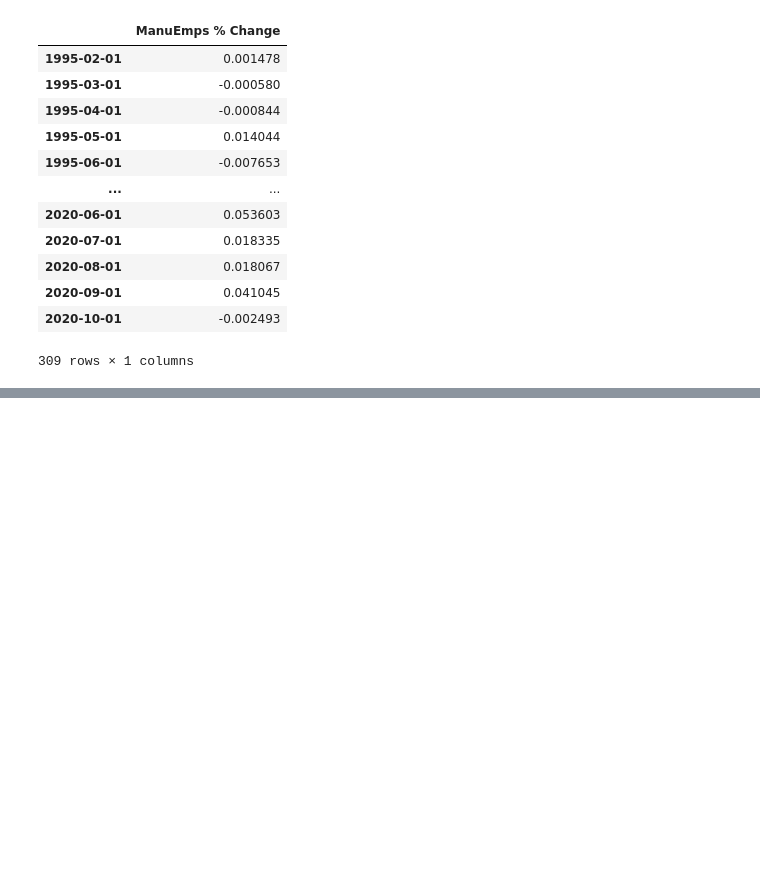
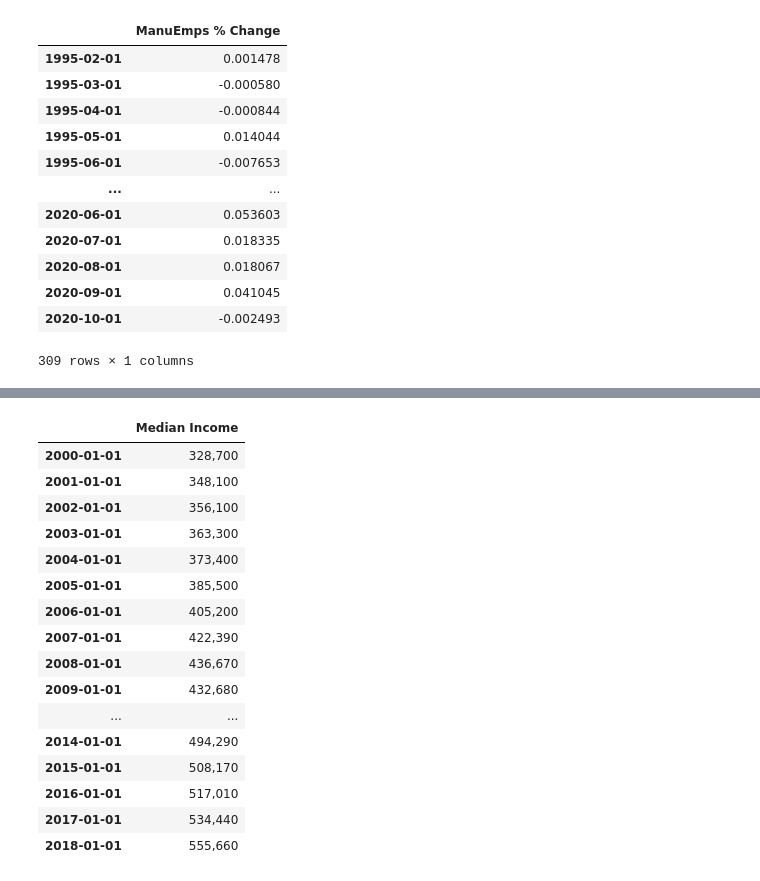
Before and after one commit to AvaneeshKolluri/MacroPredictionsProject, a Jupyter notebook: CanadaData.ipynb, the cells around one changed output, grey strips where cells are left out. Cells and saved outputs as stored; diff of their text form; code cells hidden in the pictures; blank space fills up the shorter version.

```diff
--- a/CanadaData.ipynb
+++ b/CanadaData.ipynb
@@ -220,0 +240,24 @@ canada_employees_chg
+# %%
+canada_medIncome = pd.read_csv('canadaMedIncome.csv').iloc[-1].to_frame().iloc[2:]
+canada_medIncome.index = canada_inflation.loc['2000-01-01':'2018-01-01'].index
+canada_medIncome['Median Income'] = canada_medIncome[10]
+canada_medIncome = canada_medIncome.drop(columns = 10)
+canada_medIncome
+# %% [output]
+|  | Median Income |
+| 2000-01-01 | 328,700 |
+| 2001-01-01 | 348,100 |
+| 2002-01-01 | 356,100 |
+| 2003-01-01 | 363,300 |
+| 2004-01-01 | 373,400 |
+| 2005-01-01 | 385,500 |
+| 2006-01-01 | 405,200 |
+| 2007-01-01 | 422,390 |
+| 2008-01-01 | 436,670 |
+| 2009-01-01 | 432,680 |
+| ... | ... |
+| 2014-01-01 | 494,290 |
+| 2015-01-01 | 508,170 |
+| 2016-01-01 | 517,010 |
+| 2017-01-01 | 534,440 |
+| 2018-01-01 | 555,660 |
```
Also changed, not shown: parts of 7 cells of this notebook, 1 other file.
